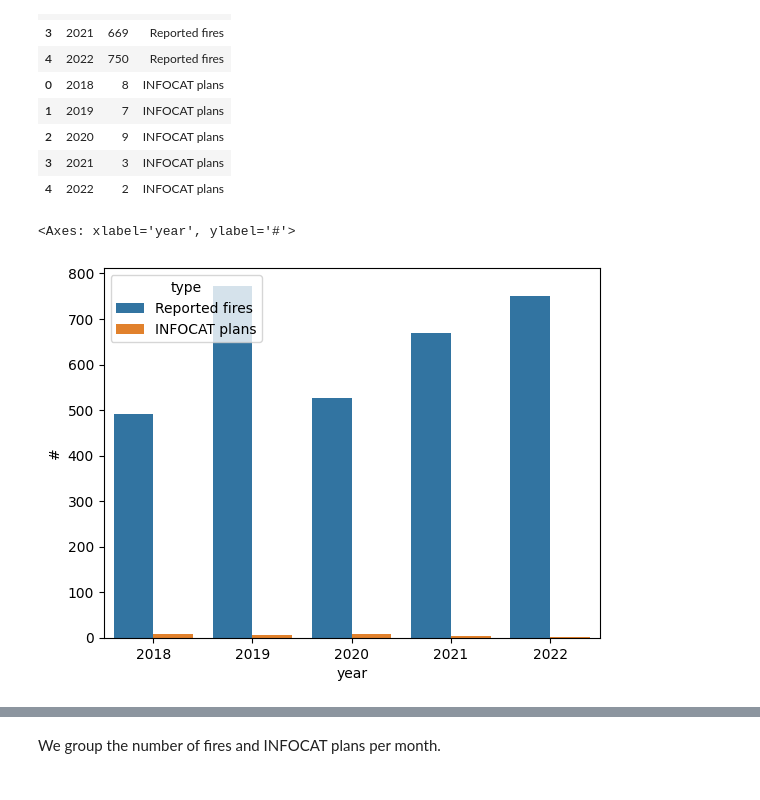
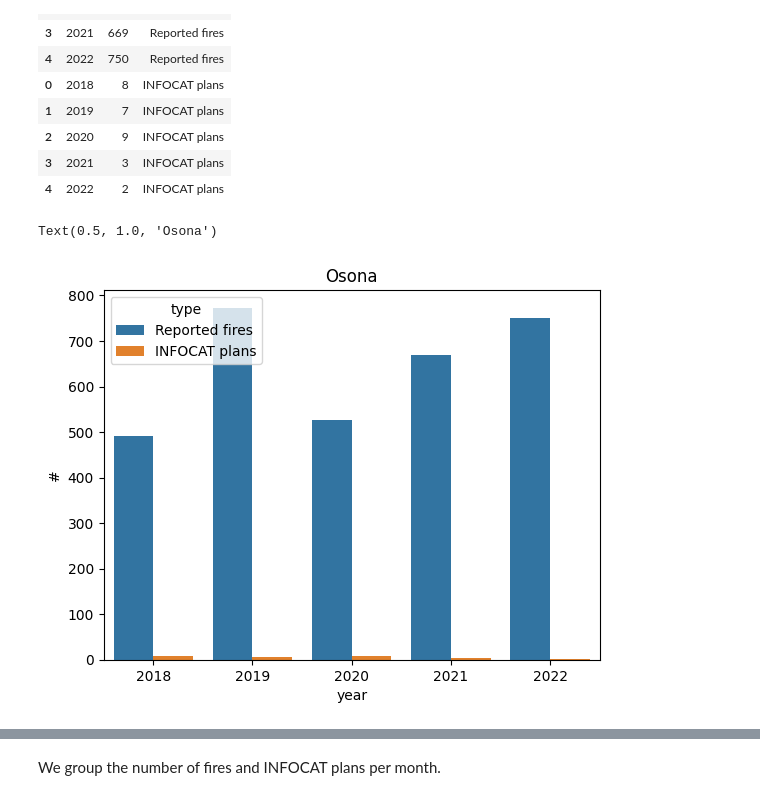
Before and after one commit to belenmvinhas/AVDM_ioib, a Jupyter notebook: ivan/correlations.ipynb, the cells around one changed output, grey strips where cells are left out. Saved outputs shown, nothing was run; the diff lists cells and outputs as text; code cells hidden in the pictures.

```diff
--- a/ivan/correlations.ipynb
+++ b/ivan/correlations.ipynb
@@ -549,3 +560,6 @@ plt.savefig(ruta, dpi=500,bbox_inches='tight')
+# %%
+incendis["year"] = incendis['datetime'].dt.year
+INFOCAT["year"] = INFOCAT["Data de l'últim esdeveniment"].dt.year
 # %% [markdown]
 We pay attention on the temporal evolution for Barcelonès and Osona counties
 # %%
@@ -591,6 +585,7 @@ n_time
 | 4 | 2022 | 2 | INFOCAT plans |
 # %%
 sns.barplot(data=n_time,  x="year",y="#", hue="type", dodge=True)
+plt.title("Osona")
 # %% [output]
-<Axes: xlabel='year', ylabel='#'>
+Text(0.5, 1.0, 'Osona')
-[figure, old version]
+[figure, new version]
```
Also changed, not shown: parts of 17 cells of this notebook, 11 other files.
